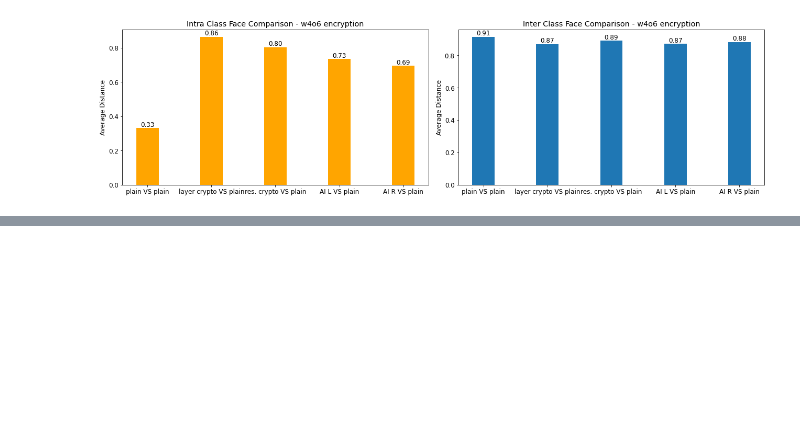
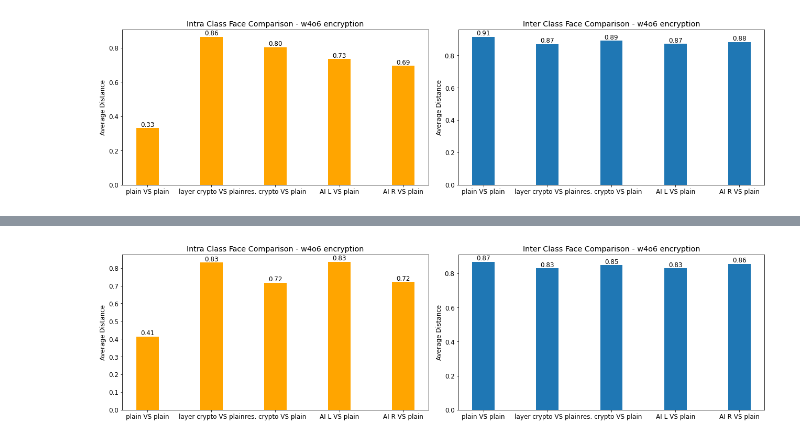
Before and after one commit to nerovalerius/encrypted_face_reconstruction, a Jupyter notebook: face_recognition.ipynb, the cells around one changed output, grey strips where cells are left out. Saved outputs shown, nothing was run; the diff lists cells and outputs as text; code cells hidden in the pictures; blank space fills up the shorter version.

```diff
--- a/face_recognition.ipynb
+++ b/face_recognition.ipynb
@@ -426,0 +521,63 @@ plt.show()
+# %%
+######################################################
+# INTRA AND INTER CLASS - FACE COMPARISON - PLOT
+######################################################
+
+# Setting font of the Plot
+font = {'weight' : 'normal',
+        'size'   : 12
+       }
+
+matplotlib.rc('font', **font)
+
+
+# Lables and Values
+labels_intra = ['plain VS plain', 'layer crypto VS plain', 'res. crypto VS plain', 'AI L VS plain', 'AI R VS plain']
+labels_inter = ['plain VS plain', 'layer crypto VS plain', 'res. crypto VS plain', 'AI L VS plain', 'AI R VS plain']
+values_intra = [avg_pp_intra, avg_elp_intra, avg_erp_intra, avg_eglp_intra, avg_egrp_intra]
+values_inter = [avg_pp_inter, avg_elp_inter, avg_erp_inter, avg_eglp_inter, avg_egrp_inter]
+
+
+# Bar width and generating X values to place the bars
+x = np.arange(len(labels_intra))  # the label locations
+width = 0.35  # the width of the bars
+
+# create suplots
+fig, axs = plt.subplots(1,2, figsize=(18,5))
+rects_intra = axs[0].bar(x - width/2, values_intra, width, align='edge', color='orange')
+
+########################
+# INTRA CLASS PLOT
+########################
+
+# Add some text for labels, tiSle and custom x-axis tick labels, etc.
+axs[0].set_ylabel('Average Distance')
+axs[0].set_title('Intra Class Face Comparison - w4o6 encryption')
+axs[0].set_xticks(x)
+axs[0].set_xticklabels(labels_intra)
+
+# average distances
+axs[0].bar_label(rects_intra, fmt='%.2f')
+
+########################
+# INTER CLASS PLOT
+########################
+
+rects_inter = axs[1].bar(x - width/2, values_inter, width, align='edge')
+
+# Add some text for labels, tiSle and custom x-axis tick labels, etc.
+axs[1].set_ylabel('Average Distance')
+axs[1].set_title('Inter Class Face Comparison - w4o6 encryption')
+axs[1].set_xticks(x)
+axs[1].set_xticklabels(labels_inter)
+
+# average distancesS
+axs[1].bar_label(rects_inter, fmt='%.2f')
+
+
+
+fig.tight_layout()
+
+plt.show()
+# %% [output]
+[figure, added]
```
Also changed, not shown: parts of 3 cells of this notebook.
